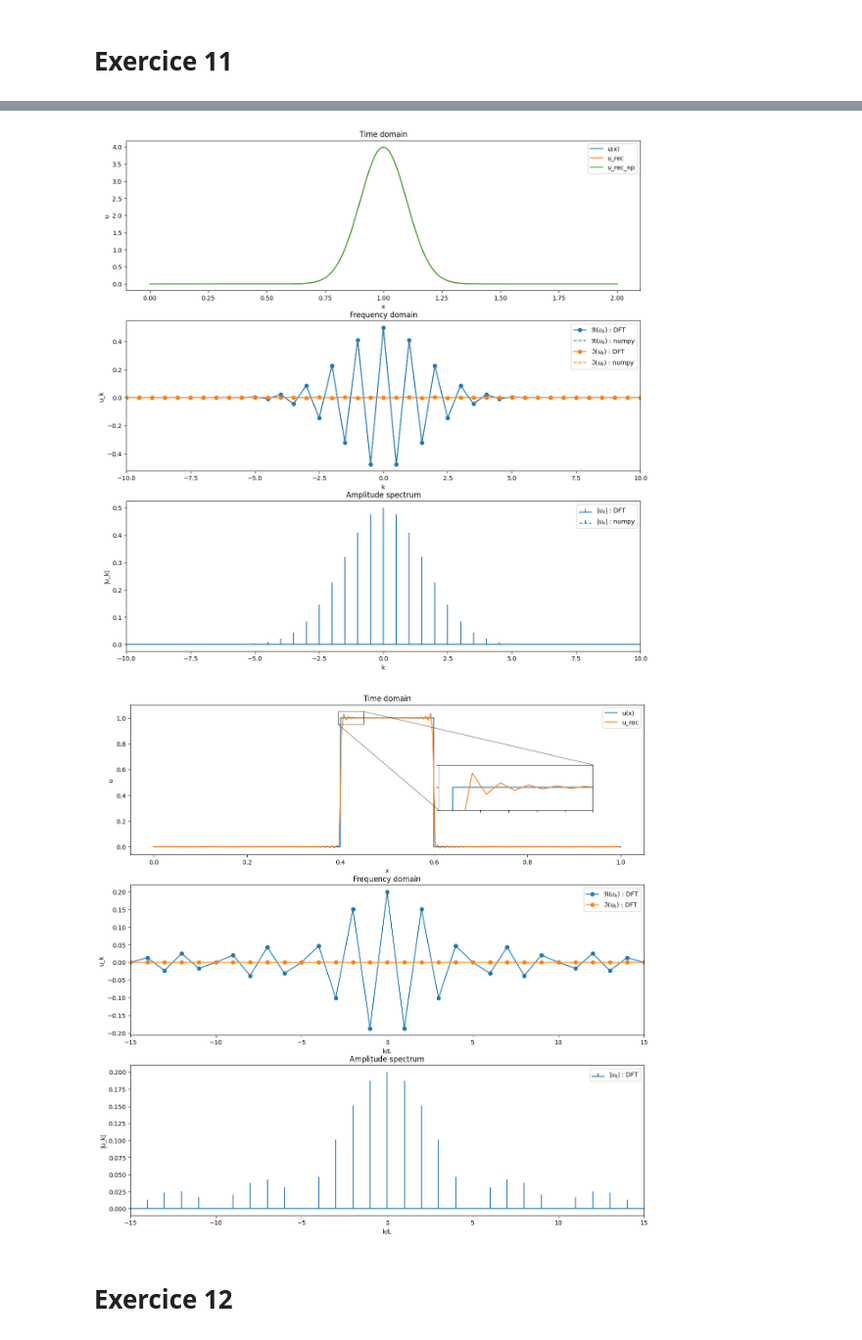
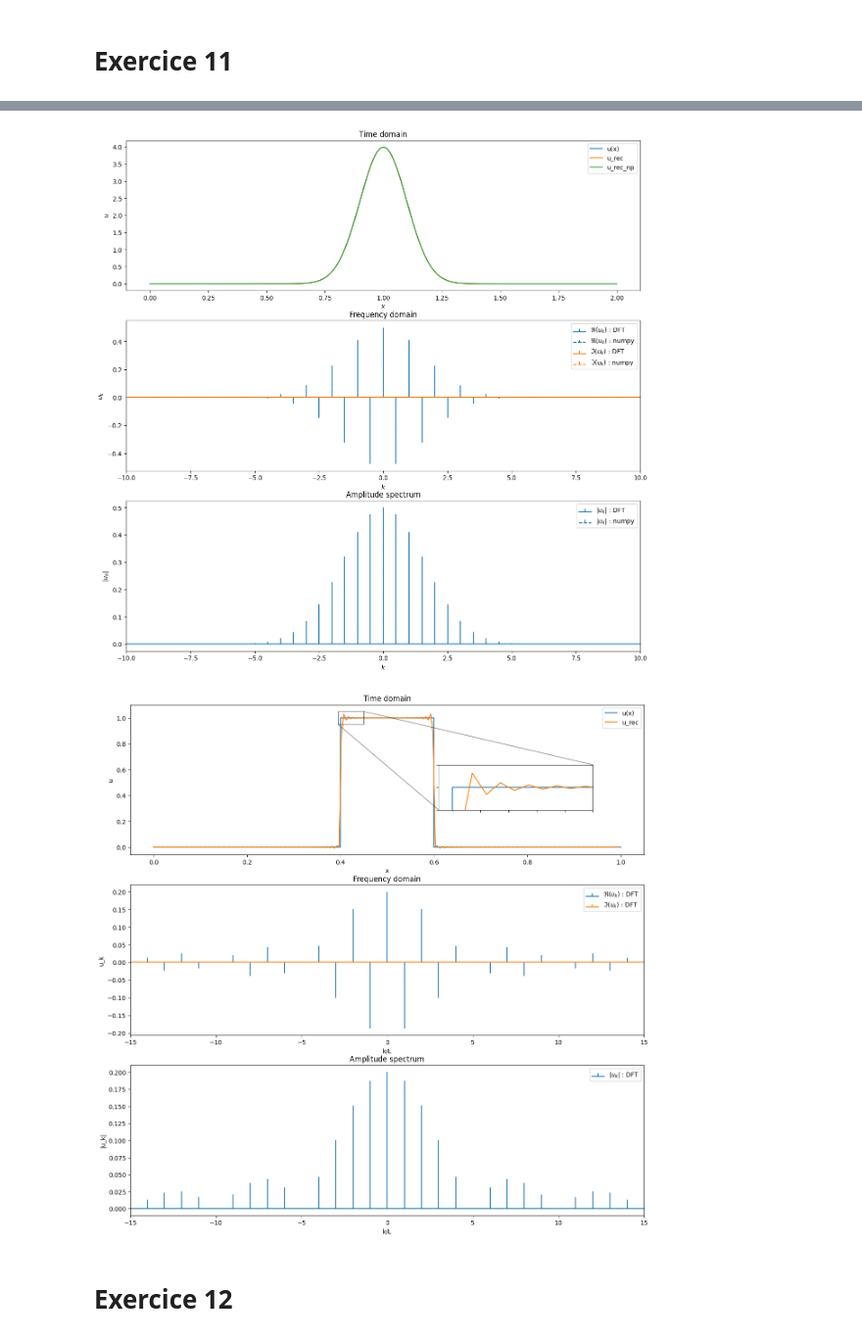
Before and after one commit to sablonl/LPHYS1303-Notebooks, a Jupyter notebook: Spectral.ipynb, the cells around one changed output, grey strips where cells are left out. Shown at 98% size. Saved outputs shown, nothing was run; the diff lists cells and outputs as text; code cells hidden in the pictures.

```diff
--- a/Spectral.ipynb
+++ b/Spectral.ipynb
@@ -128,14 +138,22 @@ plot_DFT(k/L, x, u_k, u_rec, u_k_np, u_rec_np, x_all, u_all, bounds=(-max(freqs_
 # Test 2: spectre continu
 mu, sigma = 1.0, 0.1
 L = 2.0
-f = lambda x: np.exp(- (x - mu)**2 / (2 * sigma**2)) / (sigma * np.sqrt(2 * np.pi))
 
-x_all = np.linspace(0, L, 5000)
+
+def f(x): return np.exp(- (x - mu)**2 / (2 * sigma**2)) / \
+    (sigma * np.sqrt(2 * np.pi))
+
+
+x_all = np.linspace(0, L, 5000, endpoint=False)
 u_all = f(x_all)
-u_analytic = lambda k: np.exp(1j * k * mu - (sigma*k)**2 / 2) / np.sqrt(2 * np.pi) # unused
+
+
+def u_analytic(k): return np.exp(1j * k * mu - (sigma*k)
+                                 ** 2 / 2) / np.sqrt(2 * np.pi)  # unused
+
 
 N = 2**10
-x = np.linspace(0, L, N)
+x = np.linspace(0, L, N, endpoint=False)
 u = f(x)
 if N % 2 == 0:
     k = np.arange(-N/2, N/2).reshape((N, 1))
@@ -151,7 +169,7 @@ u_rec_np = ifft(ifftshift(u_k_np)) * N
 
 plot_DFT(k/L, x, u_k, u_rec, u_k_np, u_rec_np, x_all, u_all)
 # %% [output]
-[figure, old version]
+[figure, new version]
 # %%
 # Test 3 : phénomène de Gibbs
 def f(x): return np.where((x >= 0.4) & (x <= 0.6), 1.0, 0.0)
@@ -159,12 +177,12 @@ def f(x): return np.where((x >= 0.4) & (x <= 0.6), 1.0, 0.0)
 
 L = 1.0
 
-x_all = np.linspace(0, L, 5000)
+x_all = np.linspace(0, L, 5000, endpoint=False)
 u_all = f(x_all)
 # u_analytic ~ sin(k)/k
 
 N = 2**13  # -> compute high res DFT
-x = np.linspace(0, L, N)
+x = np.linspace(0, L, N, endpoint=False)
 u = f(x)
 if N % 2 == 0:
     k = np.arange(-N/2, N/2).reshape((N, 1))
@@ -184,36 +202,38 @@ ax[0].plot(x_all, u_all, label="u(x)", c='C0')
 ax[0].plot(x_trunc, np.real(u_rec), label="u_rec", c='C1')
 axin = ax[0].inset_axes(
     [0.6, 0.3, 0.3, 0.3],
     xlim=(0.395, 0.45), ylim=(0.95, 1.05), xticklabels=[], yticklabels=[]
 )
 axin.plot(x_all, u_all, c='C0')
 axin.plot(x_trunc, np.real(u_rec), c='C1')
 
 ax[0].indicate_inset_zoom(axin, edgecolor="black")
 ax[0].set_title("Time domain")
 ax[0].set_xlabel("x")
 ax[0].set_ylabel("u")
 ax[0].legend()
 
-ax[1].plot(k[mask]/L, np.real(u_k), 'o-', label="$\Re(u_k)$ : DFT", c='C0')
-ax[1].plot(k[mask]/L, np.imag(u_k), 'o-', label="$\Im(u_k)$ : DFT", c='C1')
+ax[1].stem(k[mask]/L, np.real(u_k), label="$\Re(u_k)$ : DFT",
+           basefmt="C0", linefmt="C0", markerfmt="")
+ax[1].stem(k[mask]/L, np.imag(u_k), label="$\Im(u_k)$ : DFT",
+           basefmt="C1", linefmt="C1", markerfmt="")
 ax[1].set_xbound(-15, 15)
 ax[1].set_title("Frequency domain")
 ax[1].set_xlabel("k/L")
 ax[1].set_ylabel("u_k")
 ax[1].legend()
 
 ax[2].stem(k[mask]/L, np.abs(u_k),
            markerfmt=" ", basefmt="C0", label="$|u_k|$ : DFT")
 ax[2].set_xbound(-15, 15)
 ax[2].set_title("Amplitude spectrum")
 ax[2].set_xlabel("k/L")
 ax[2].set_ylabel("|u_k|")
 ax[2].legend()
 
 plt.show()
 # %% [output]
-[figure, old version]
+[figure, new version]
 # %%
 %reset -f
 # %% [markdown]
```
Also changed, not shown: parts of 13 cells of this notebook.
